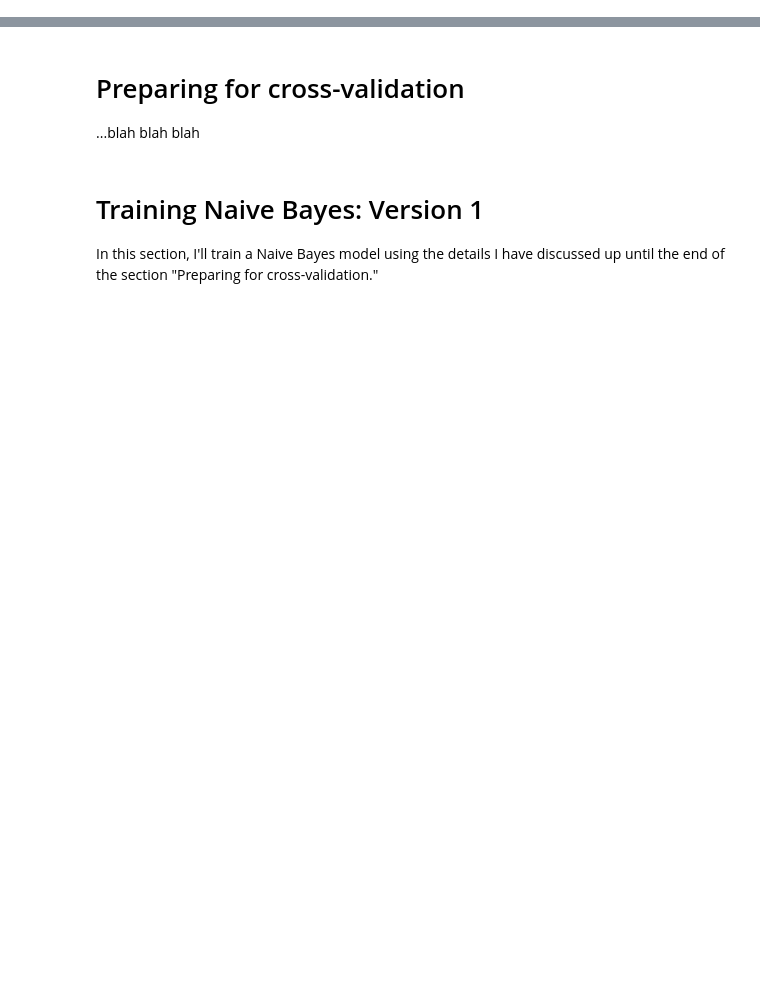
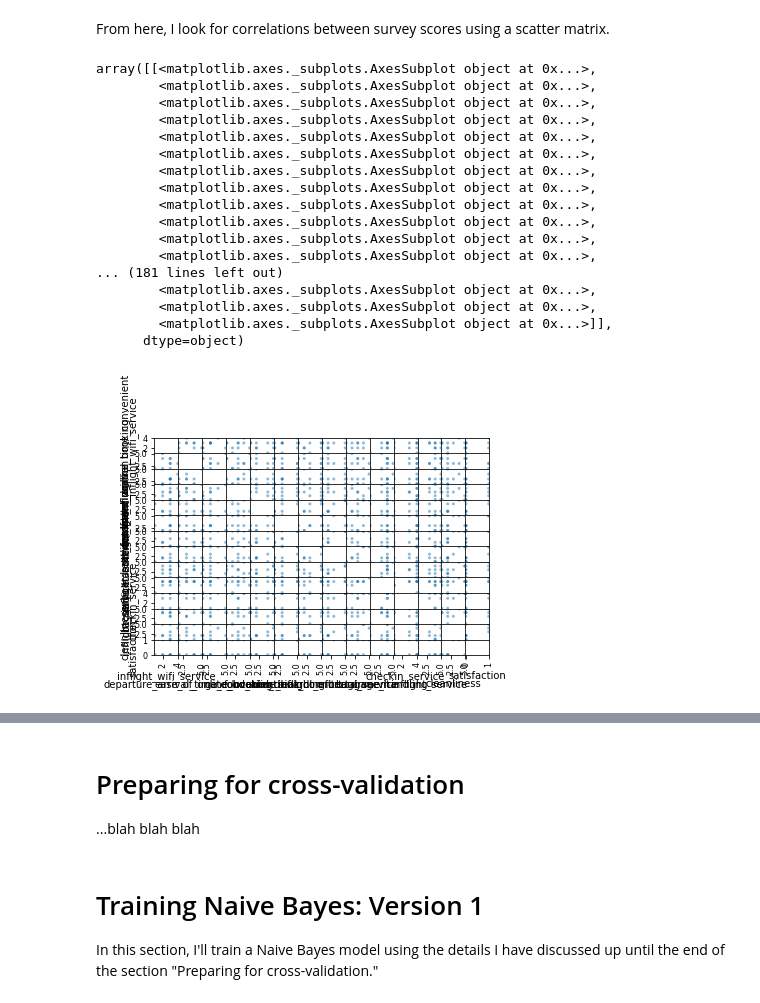
Before and after one commit to journalWheat/CSI4106Project1-JaredWagner, a Jupyter notebook: CSI4106Project1_JaredWagner.ipynb, the cells around one changed output, grey strips where cells are left out. Saved outputs shown, nothing was run; the diff lists cells and outputs as text; code cells hidden in the pictures; blank space fills up the shorter version.

```diff
--- a/CSI4106Project1_JaredWagner.ipynb
+++ b/CSI4106Project1_JaredWagner.ipynb
@@ -89,0 +68,7 @@ I am inclided to treat these responses as null responses and eliminate them beca
+# %%
+# copying the features I care about to a new dataset
+#'rf_df'='response features dataframe'
+rf_df = airline_raw_df[['inflight_wifi_service','departure_arrival_time_convenient','ease_of_online_booking','gate_location','food_and_drink','online_boarding','seat_comfort','inflight_entertainment','onboard_service','baggage_handling','checkin_service','inflight_service','cleanliness', 'satisfaction']].copy()
+
+# transformation on 'satisfaction'
+rf_df['satisfaction'] = rf_df['satisfaction'].replace({'satisfied':1,'neutral or dissatisfied':0})
@@ -89,0 +80,25 @@ I am inclided to treat these responses as null responses and eliminate them beca
+# %% [markdown]
+From here, I look for correlations between survey scores using a scatter matrix.
+# %%
+# resource used: https://www.marsja.se/pandas-scatter-matrix-pair-plot/
+
+pd.plotting.scatter_matrix(rf_df[0:10],diagonal='satisfaction')
+# %% [output]
+array([[<matplotlib.axes._subplots.AxesSubplot object at 0x...>,
+        <matplotlib.axes._subplots.AxesSubplot object at 0x...>,
+        <matplotlib.axes._subplots.AxesSubplot object at 0x...>,
+        <matplotlib.axes._subplots.AxesSubplot object at 0x...>,
+        <matplotlib.axes._subplots.AxesSubplot object at 0x...>,
+        <matplotlib.axes._subplots.AxesSubplot object at 0x...>,
+        <matplotlib.axes._subplots.AxesSubplot object at 0x...>,
+        <matplotlib.axes._subplots.AxesSubplot object at 0x...>,
+        <matplotlib.axes._subplots.AxesSubplot object at 0x...>,
+        <matplotlib.axes._subplots.AxesSubplot object at 0x...>,
+        <matplotlib.axes._subplots.AxesSubplot object at 0x...>,
+        <matplotlib.axes._subplots.AxesSubplot object at 0x...>,
+... (181 lines left out)
+        <matplotlib.axes._subplots.AxesSubplot object at 0x...>,
+        <matplotlib.axes._subplots.AxesSubplot object at 0x...>,
+        <matplotlib.axes._subplots.AxesSubplot object at 0x...>]],
+      dtype=object)
+[figure, added]
```
Also changed, not shown: parts of 15 cells of this notebook.
